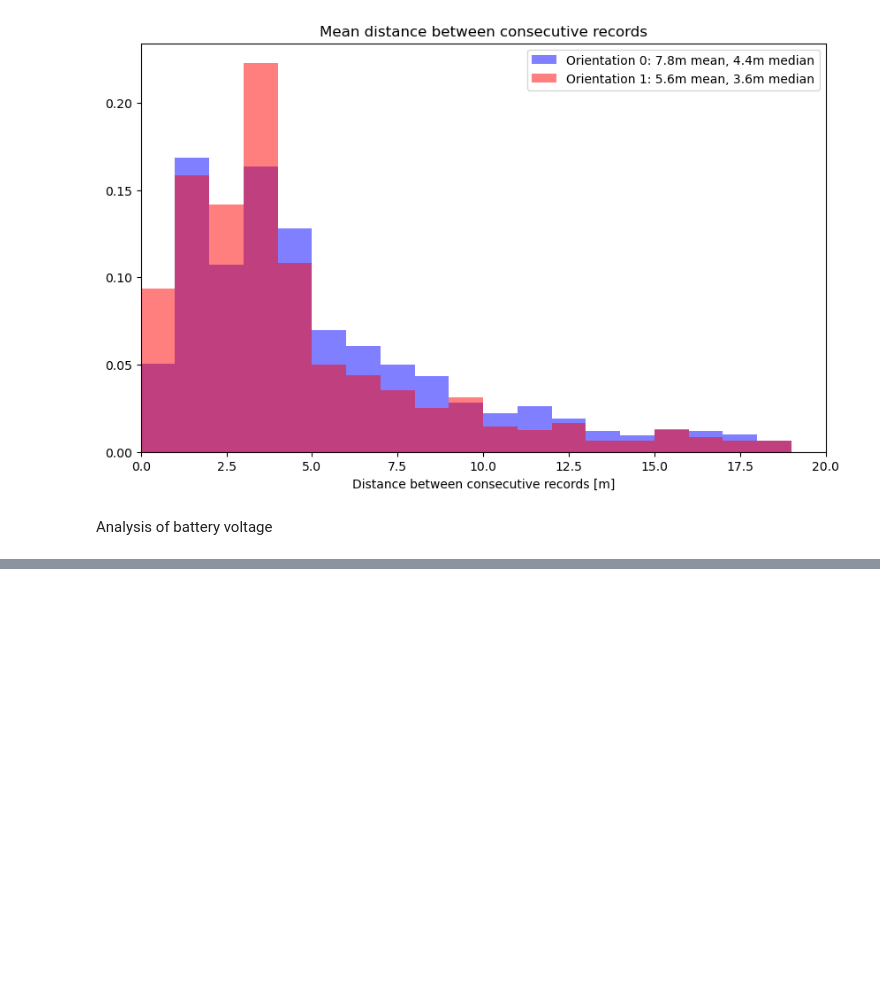
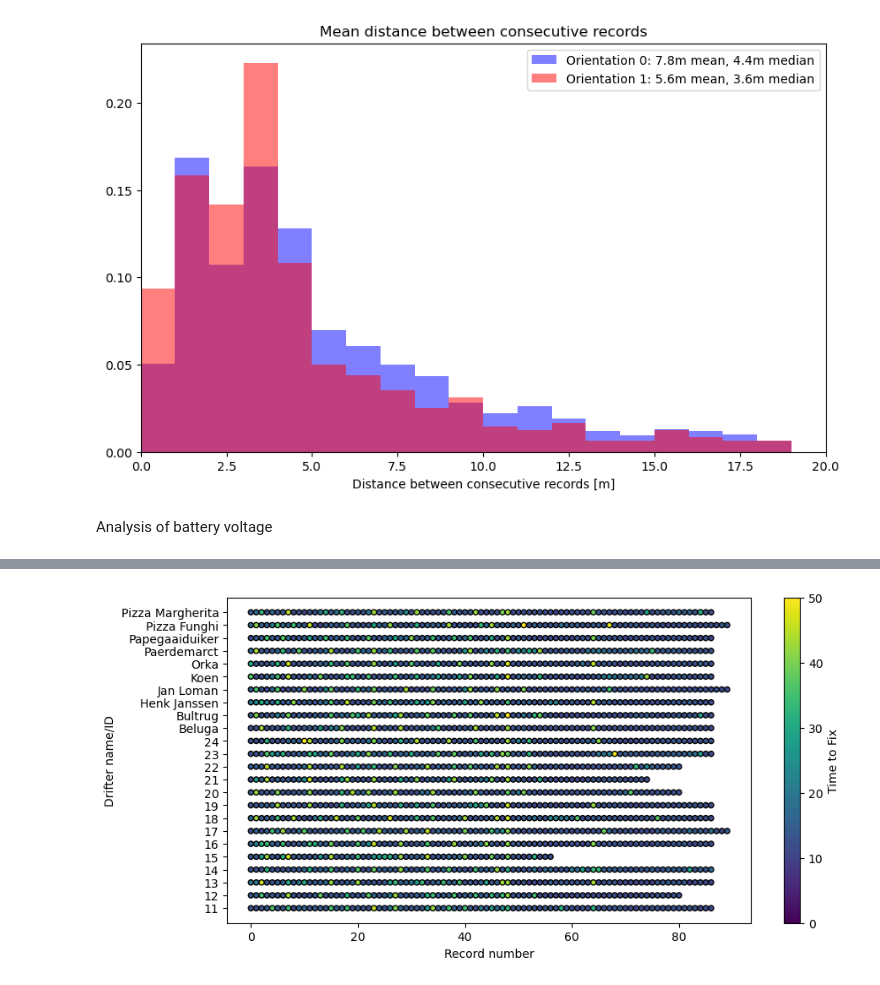
Before and after one commit to Parcels-code/Stokesdrifters_Wadden, a Jupyter notebook: analyse_roofdata.ipynb, the cells around one changed output, grey strips where cells are left out. Cells and saved outputs as stored; diff of their text form; code cells hidden in the pictures; blank space fills up the shorter version.

Commit message:
Adding analysis of fixTime

```diff
--- a/analyse_roofdata.ipynb
+++ b/analyse_roofdata.ipynb
@@ -143,0 +154,12 @@ plt.show()
+# %%
+fig, ax = plt.subplots(figsize=(10, 5))
+for i, drifter in enumerate(data.keys()):
+    timetoFix = [d[6] for d in data[drifter]]
+    plt.scatter(range(len(timetoFix)), (len(timetoFix)*[i]), s=20, c=timetoFix, vmin=0, vmax=50, cmap='viridis', edgecolor='k')
+plt.colorbar(label="Time to Fix")
+plt.yticks(range(len(data.keys())), data.keys())
+plt.ylabel('Drifter name/ID')
+plt.xlabel('Record number')
+plt.show()
+# %% [output]
+[figure, added]
```
Also changed, not shown: parts of 7 cells of this notebook, 1 other file.
